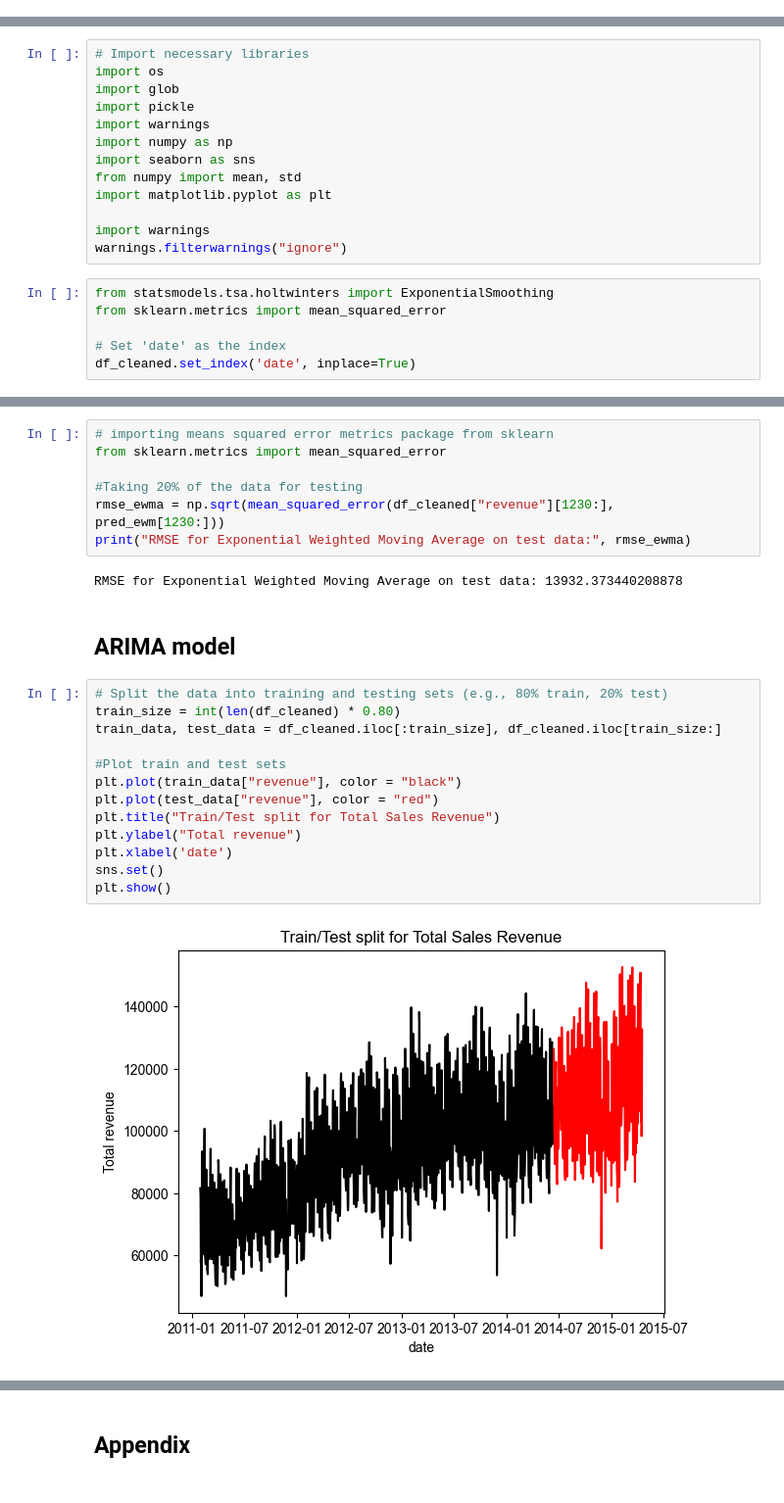
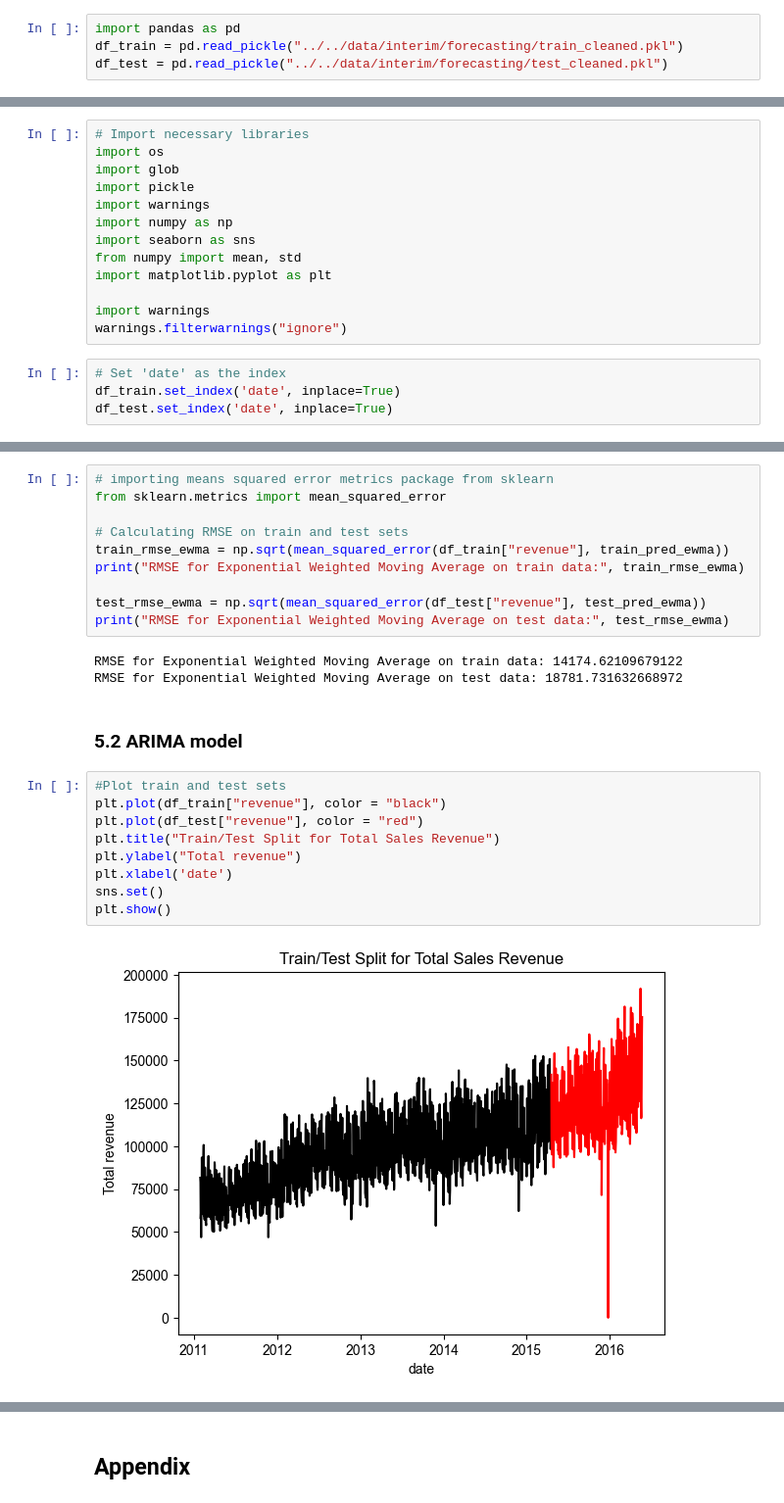
Before and after one commit to Kritz23/adv_mla_at2, a Jupyter notebook: notebooks/forecasting/dhawale_kritika-24587661-arima.ipynb, the cells around one changed output, grey strips where cells are left out. Shown at 98% size. Saved outputs shown, nothing was run; the diff lists cells and outputs as text.

Commit message:
forecasting complete

```diff
--- a/notebooks/forecasting/dhawale_kritika-24587661-arima.ipynb
+++ b/notebooks/forecasting/dhawale_kritika-24587661-arima.ipynb
@@ -109 +154,5 @@ No zero sales for any date present in the data. Good!
+# %%
+import pandas as pd
+df_train = pd.read_pickle("../../data/interim/forecasting/train_cleaned.pkl")
+df_test = pd.read_pickle("../../data/interim/forecasting/test_cleaned.pkl")
 # %% [markdown]
@@ -122,9 +171,7 @@ import matplotlib.pyplot as plt
 import warnings
 warnings.filterwarnings("ignore")
 # %%
-from statsmodels.tsa.holtwinters import ExponentialSmoothing
-from sklearn.metrics import mean_squared_error
-
 # Set 'date' as the index
-df_cleaned.set_index('date', inplace=True)
+df_train.set_index('date', inplace=True)
+df_test.set_index('date', inplace=True)
 # %% [markdown]
@@ -166,27 +208,27 @@ Freq: D, dtype: float64
 # importing means squared error metrics package from sklearn
 from sklearn.metrics import mean_squared_error
 
-#Taking 20% of the data for testing
-rmse_ewma = np.sqrt(mean_squared_error(df_cleaned["revenue"][1230:], pred_ewm[1230:]))
-print("RMSE for Exponential Weighted Moving Average on test data:", rmse_ewma)
+# Calculating RMSE on train and test sets
+train_rmse_ewma = np.sqrt(mean_squared_error(df_train["revenue"], train_pred_ewma))
+print("RMSE for Exponential Weighted Moving Average on train data:", train_rmse_ewma)
+
+test_rmse_ewma = np.sqrt(mean_squared_error(df_test["revenue"], test_pred_ewma))
+print("RMSE for Exponential Weighted Moving Average on test data:", test_rmse_ewma)
 # %% [output]
-RMSE for Exponential Weighted Moving Average on test data: 13932.373440208878
+RMSE for Exponential Weighted Moving Average on train data: 14174.62109679122
+RMSE for Exponential Weighted Moving Average on test data: 18781.731632668972
 # %% [markdown]
-## ARIMA model
+### 5.2 ARIMA model
 # %%
-# Split the data into training and testing sets (e.g., 80% train, 20% test)
-train_size = int(len(df_cleaned) * 0.80)
-train_data, test_data = df_cleaned.iloc[:train_size], df_cleaned.iloc[train_size:]
-
 #Plot train and test sets
-plt.plot(train_data["revenue"], color = "black")
-plt.plot(test_data["revenue"], color = "red")
-plt.title("Train/Test split for Total Sales Revenue")
+plt.plot(df_train["revenue"], color = "black")
+plt.plot(df_test["revenue"], color = "red")
+plt.title("Train/Test Split for Total Sales Revenue")
 plt.ylabel("Total revenue")
 plt.xlabel('date')
 sns.set()
 plt.show()
 # %% [output]
-[figure, old version]
+[figure, new version]
 # %%
 from pmdarima import auto_arima
```
Also changed, not shown: parts of 55 cells of this notebook, 5 other files.
